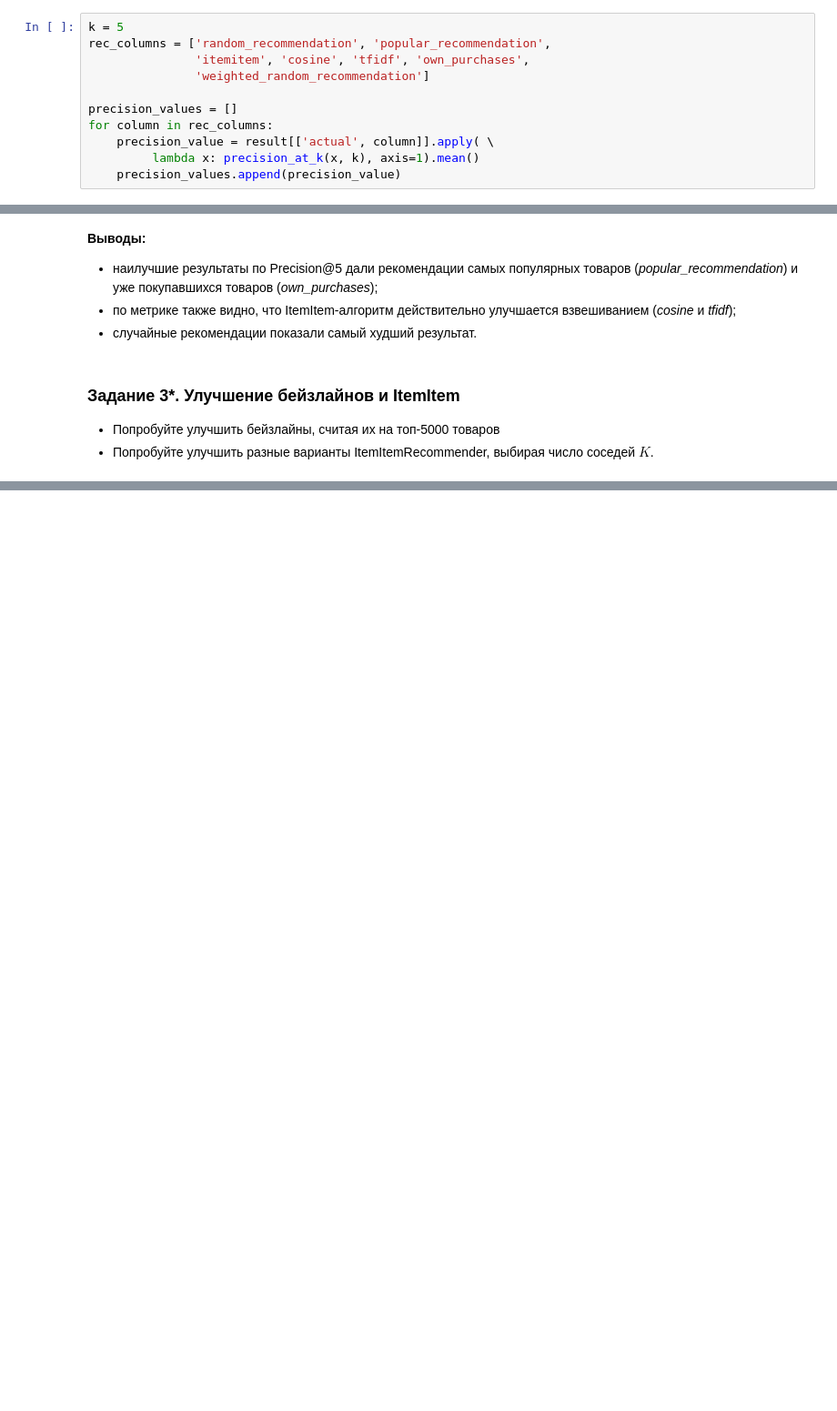
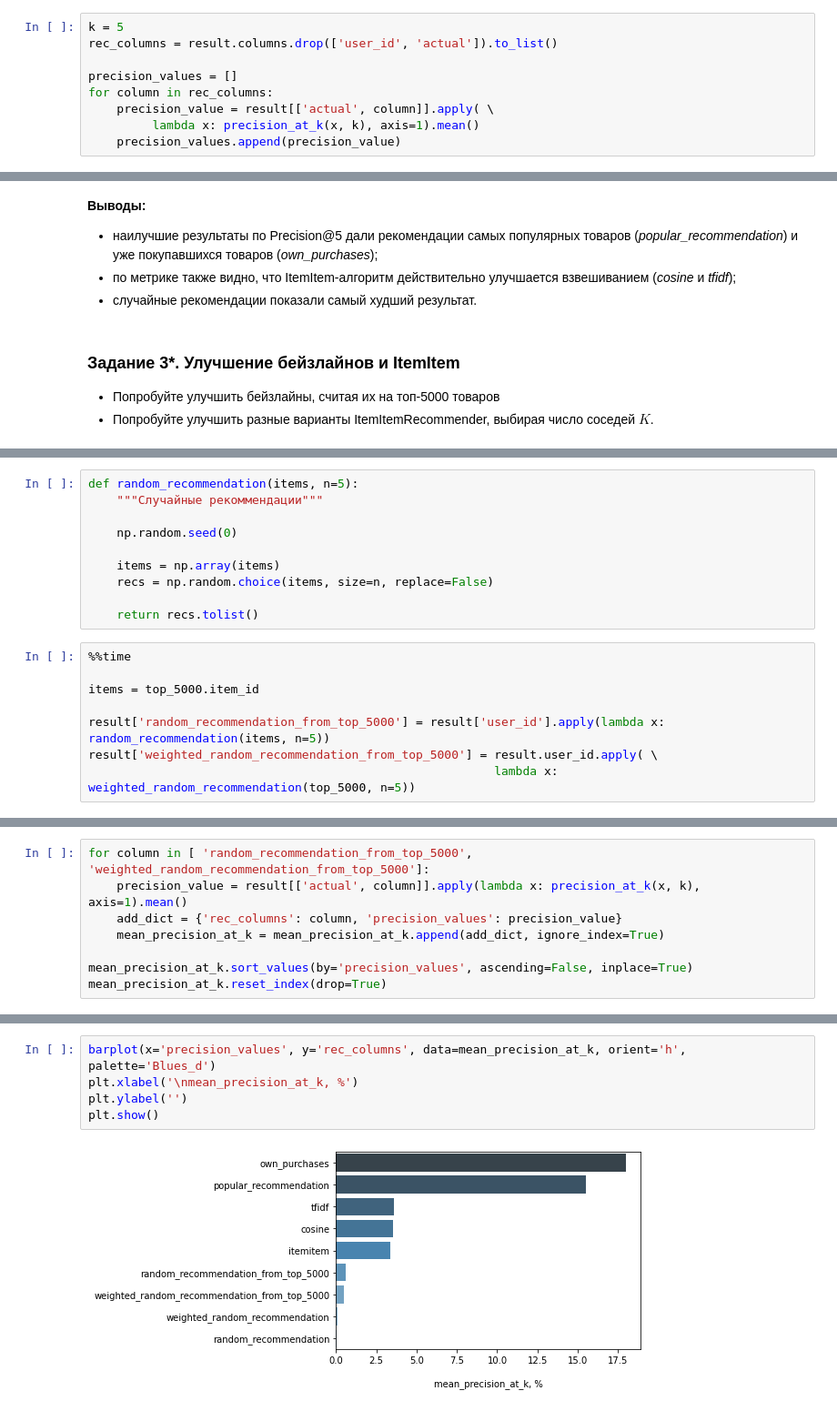
Before and after one commit to NovikovVN/rec_sys, a Jupyter notebook: RecSys_2.ipynb, the cells around one changed output, grey strips where cells are left out. Shown at 91% size. Cells and saved outputs as stored; diff of their text form; blank space fills up the shorter version.

```diff
--- a/RecSys_2.ipynb
+++ b/RecSys_2.ipynb
@@ -109,9 +112,7 @@ def precision_at_k(x, k=5):
     return precision * 100
 # %%
 k = 5
-rec_columns = ['random_recommendation', 'popular_recommendation',
-               'itemitem', 'cosine', 'tfidf', 'own_purchases',
-               'weighted_random_recommendation']
+rec_columns = result.columns.drop(['user_id', 'actual']).to_list()
 
 precision_values = []
 for column in rec_columns:
@@ -153,0 +178,18 @@ plt.show()
+# %%
+def random_recommendation(items, n=5):
+    """Случайные рекоммендации"""
+
+    np.random.seed(0)
+
+    items = np.array(items)
+    recs = np.random.choice(items, size=n, replace=False)
+
+    return recs.tolist()
+# %%
+%%time
+
+items = top_5000.item_id
+
+result['random_recommendation_from_top_5000'] = result['user_id'].apply(lambda x: random_recommendation(items, n=5))
+result['weighted_random_recommendation_from_top_5000'] = result.user_id.apply( \
+                                                         lambda x: weighted_random_recommendation(top_5000, n=5))
@@ -153,0 +198,8 @@ plt.show()
+# %%
+for column in [ 'random_recommendation_from_top_5000', 'weighted_random_recommendation_from_top_5000']:
+    precision_value = result[['actual', column]].apply(lambda x: precision_at_k(x, k), axis=1).mean()
+    add_dict = {'rec_columns': column, 'precision_values': precision_value}
+    mean_precision_at_k = mean_precision_at_k.append(add_dict, ignore_index=True)
+
+mean_precision_at_k.sort_values(by='precision_values', ascending=False, inplace=True)
+mean_precision_at_k.reset_index(drop=True)
@@ -153,0 +217,7 @@ plt.show()
+# %%
+barplot(x='precision_values', y='rec_columns', data=mean_precision_at_k, orient='h', palette='Blues_d')
+plt.xlabel('\nmean_precision_at_k, %')
+plt.ylabel('')
+plt.show()
+# %% [output]
+[figure, added]
```
Also changed, not shown: parts of 8 cells of this notebook.
